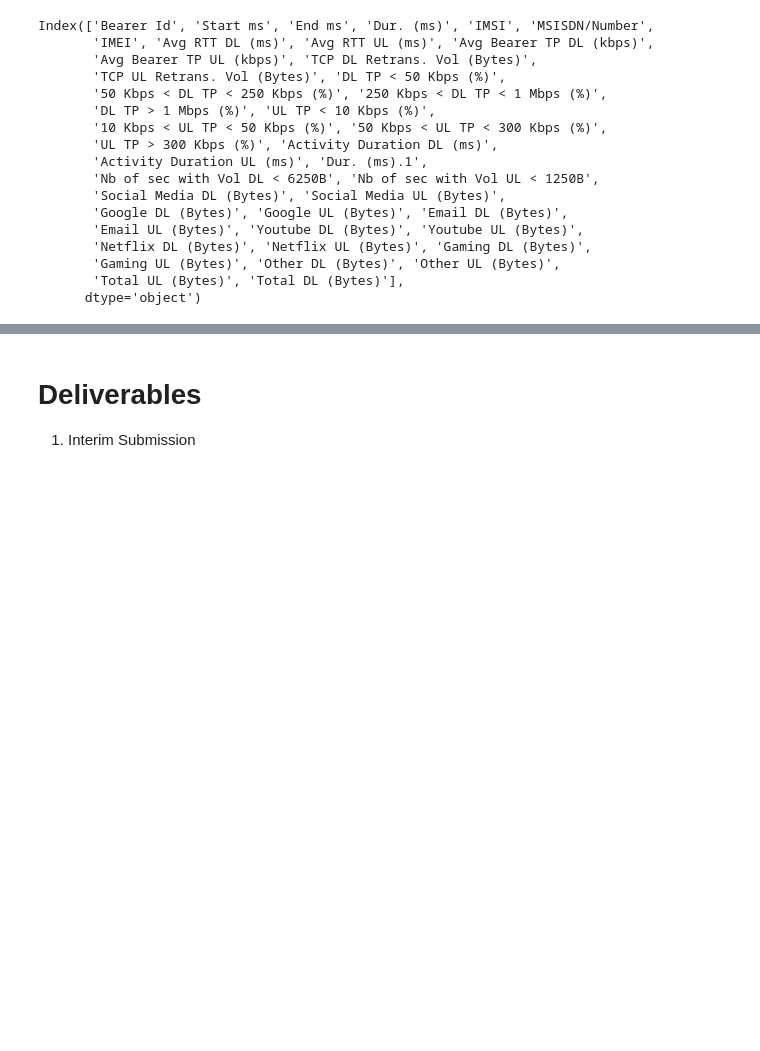
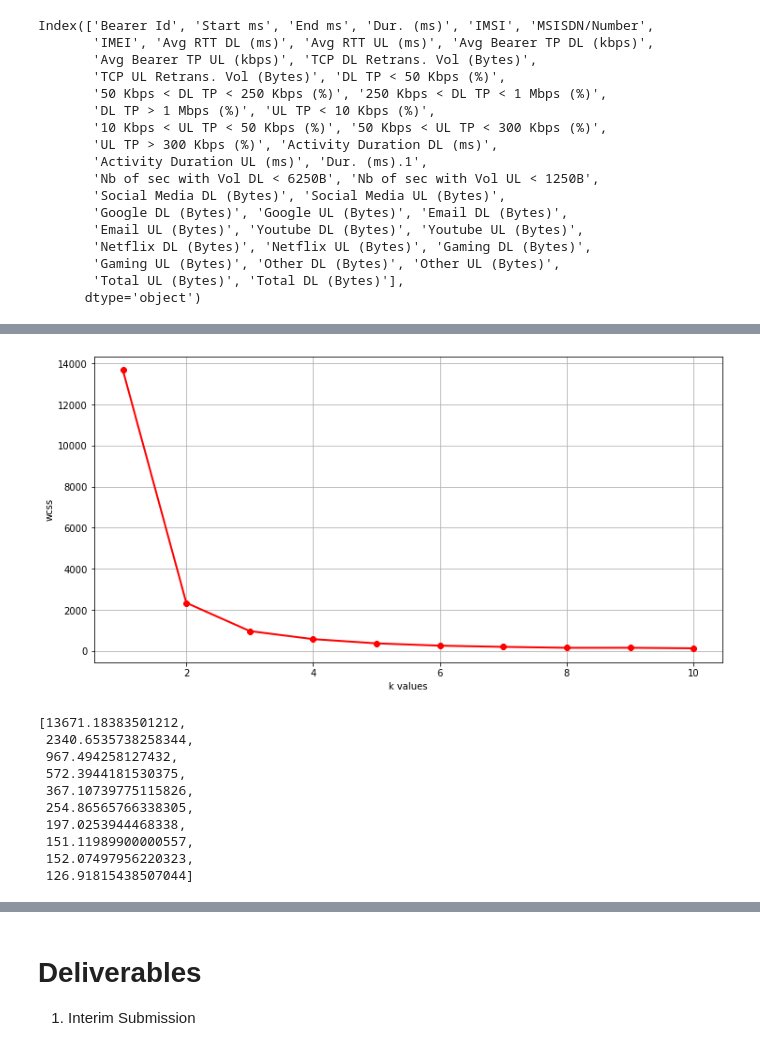
Before and after one commit to Kira-Floris/TellCo, a Jupyter notebook: notebook/telco project.ipynb, the cells around one changed output, grey strips where cells are left out. Cells and saved outputs as stored; diff of their text form; code cells hidden in the pictures; blank space fills up the shorter version.

Commit message:
notebook task 3

```diff
--- a/notebook/telco project.ipynb
+++ b/notebook/telco project.ipynb
@@ -603,0 +620,3 @@ TypeError: unhashable type: 'Series'
+# %%
+all_user_data = outliers.df
+all_user_data.head()
@@ -603,0 +666,4 @@ TypeError: unhashable type: 'Series'
+# %%
+# experience metrics
+experience_metrics = all_user_data[['Dur. (ms)','DL TP < 50 Kbps (%)','50 Kbps < DL TP < 250 Kbps (%)', '250 Kbps < DL TP < 1 Mbps (%)','DL TP > 1 Mbps (%)', 'UL TP < 10 Kbps (%)','10 Kbps < UL TP < 50 Kbps (%)', '50 Kbps < UL TP < 300 Kbps (%)','UL TP > 300 Kbps (%)','TCP UL Retrans. Vol (Bytes)', 'DL TP < 50 Kbps (%)','Avg RTT DL (ms)', 'Avg RTT UL (ms)']]
+experience_metrics.head()
@@ -603,0 +678,15 @@ TypeError: unhashable type: 'Series'
+# %%
+# task 3.4 experience clusters
+cluster_and_plot_ks(experience_metrics)
+# %% [output]
+[figure, added]
+[13671.18383501212,
+ 2340.6535738258344,
+ 967.494258127432,
+ 572.3944181530375,
+ 367.10739775115826,
+ 254.86565766338305,
+ 197.0253944468338,
+ 151.11989900000557,
+ 152.07497956220323,
+ 126.91815438507044]
```
Also changed, not shown: parts of 9 cells of this notebook.
